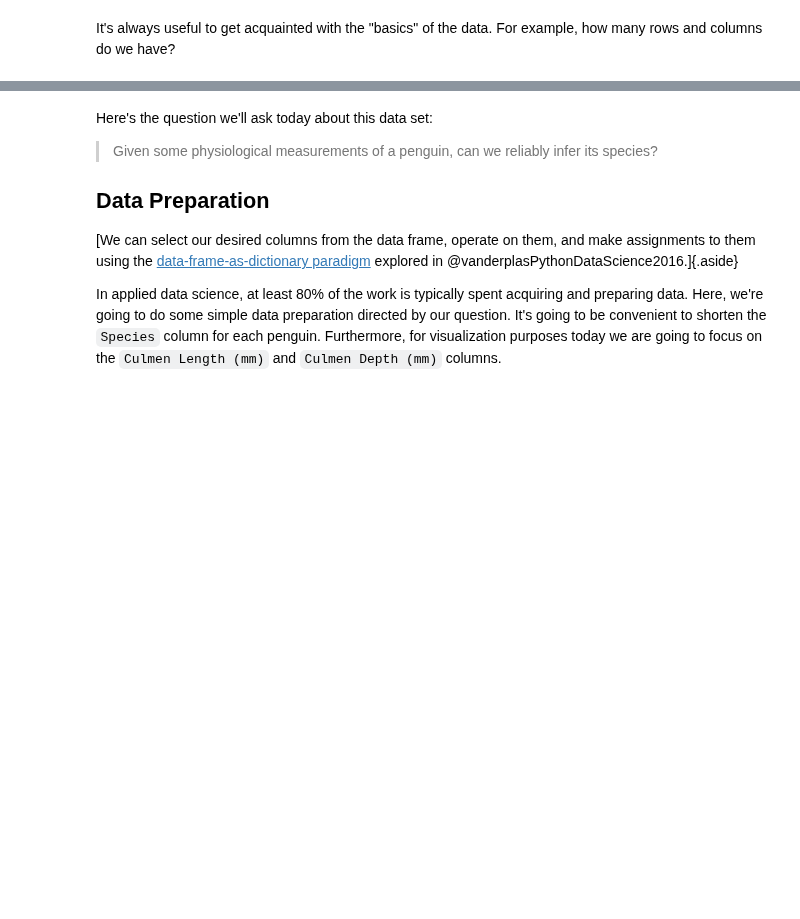
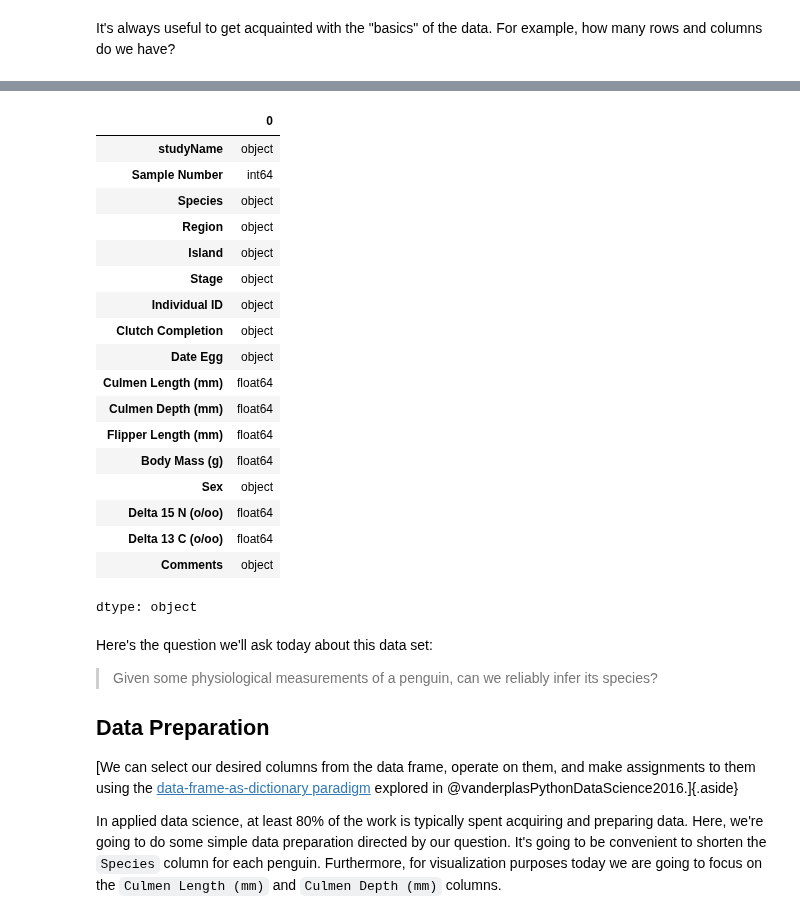
Before and after one commit to ctkatz/ctkatz.github.io, a Jupyter notebook: docs/live-notebooks/02-black-box-classification.ipynb, the cells around one changed output, grey strips where cells are left out. Saved outputs shown, nothing was run; the diff lists cells and outputs as text; code cells hidden in the pictures; blank space fills up the shorter version.

```diff
--- a/docs/live-notebooks/02-black-box-classification.ipynb
+++ b/docs/live-notebooks/02-black-box-classification.ipynb
@@ -40,3 +55,25 @@ What are the data types of the columns? [`str` columns are represented with the
+# %%
+df.dtypes
+# %% [output]
+|  | 0 |
+| studyName | object |
+| Sample Number | int64 |
+| Species | object |
+| Region | object |
+| Island | object |
+| Stage | object |
+| Individual ID | object |
+| Clutch Completion | object |
+| Date Egg | object |
+| Culmen Length (mm) | float64 |
+| Culmen Depth (mm) | float64 |
+| Flipper Length (mm) | float64 |
+| Body Mass (g) | float64 |
+| Sex | object |
+| Delta 15 N (o/oo) | float64 |
+| Delta 13 C (o/oo) | float64 |
+| Comments | object |
+dtype: object
 # %% [markdown]
 Here's the question we'll ask today about this data set:
 
```
Also changed, not shown: parts of 24 cells of this notebook.
